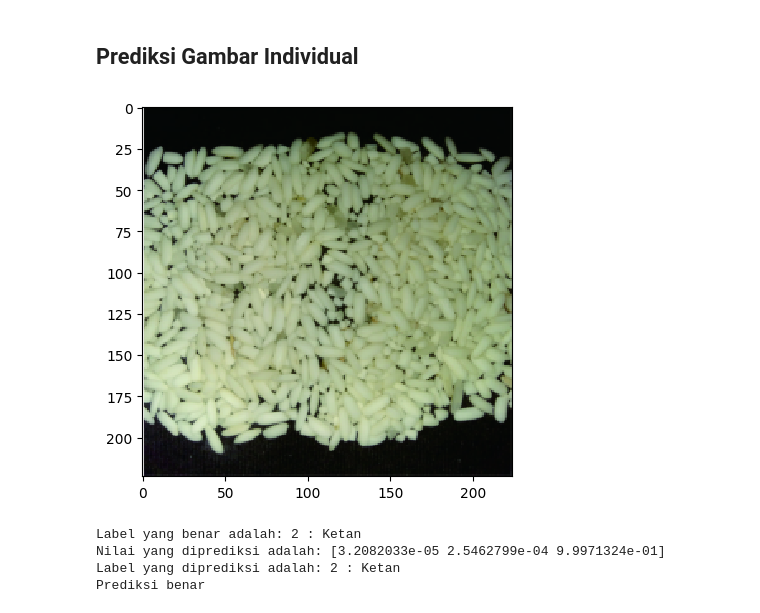
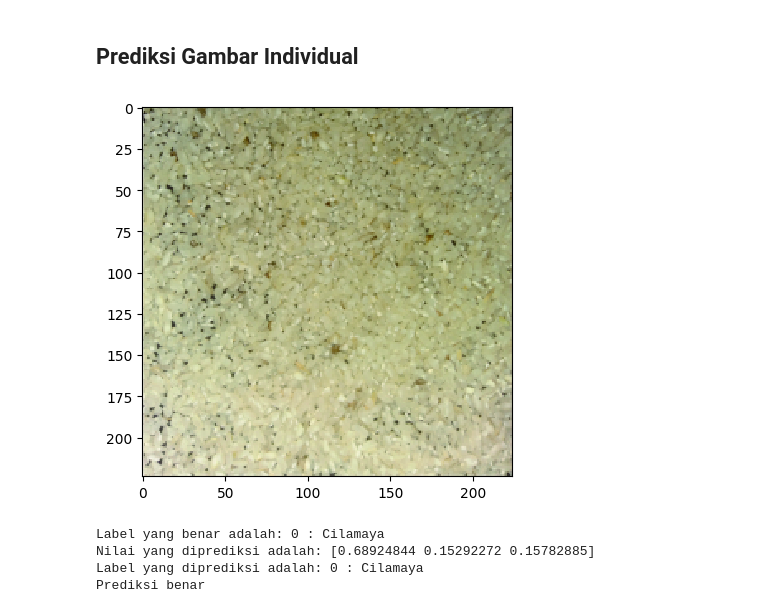
Before and after one commit to Soedirman-Machine-Learning/rice-varieties-classification, a Jupyter notebook: Klasifikasi 3 Jenis Beras.ipynb, the cells around one changed output. Saved outputs shown, nothing was run; the diff lists cells and outputs as text; code cells hidden in the pictures.

```diff
--- a/Klasifikasi 3 Jenis Beras.ipynb
+++ b/Klasifikasi 3 Jenis Beras.ipynb
@@ -309,25 +309,25 @@ print(y_pred)
 # %% [markdown]
 ## Prediksi Gambar Individual
 # %%
-n = 14 #Jangan melampaui (nilai dari gambar test - 1)
+n = 0 #Jangan melampaui (nilai dari gambar test - 1)
 
 plt.imshow(X_test[n])
 plt.show()
 
 true_label = np.argmax(y_test2,axis=1)[n]
 print("Label yang benar adalah:",true_label,":",labels[true_label])
 prediction = model.predict(X_test[n][np.newaxis,...])[0]
 print("Nilai yang diprediksi adalah:",prediction)
 predicted_label = np.argmax(prediction)
 print("Label yang diprediksi adalah:",predicted_label,":",labels[predicted_label])
 
 if true_label == predicted_label:
     print("Prediksi benar")
 else:
     print("Prediksi salah")
 # %% [output]
-[figure, old version]
+[figure, new version]
-Label yang benar adalah: 2 : Ketan
-Nilai yang diprediksi adalah: [3.2082033e-05 2.5462799e-04 9.9971324e-01]
-Label yang diprediksi adalah: 2 : Ketan
+Label yang benar adalah: 0 : Cilamaya
+Nilai yang diprediksi adalah: [0.68924844 0.15292272 0.15782885]
+Label yang diprediksi adalah: 0 : Cilamaya
 Prediksi benar
```
Also changed, not shown: parts of 8 cells of this notebook.
